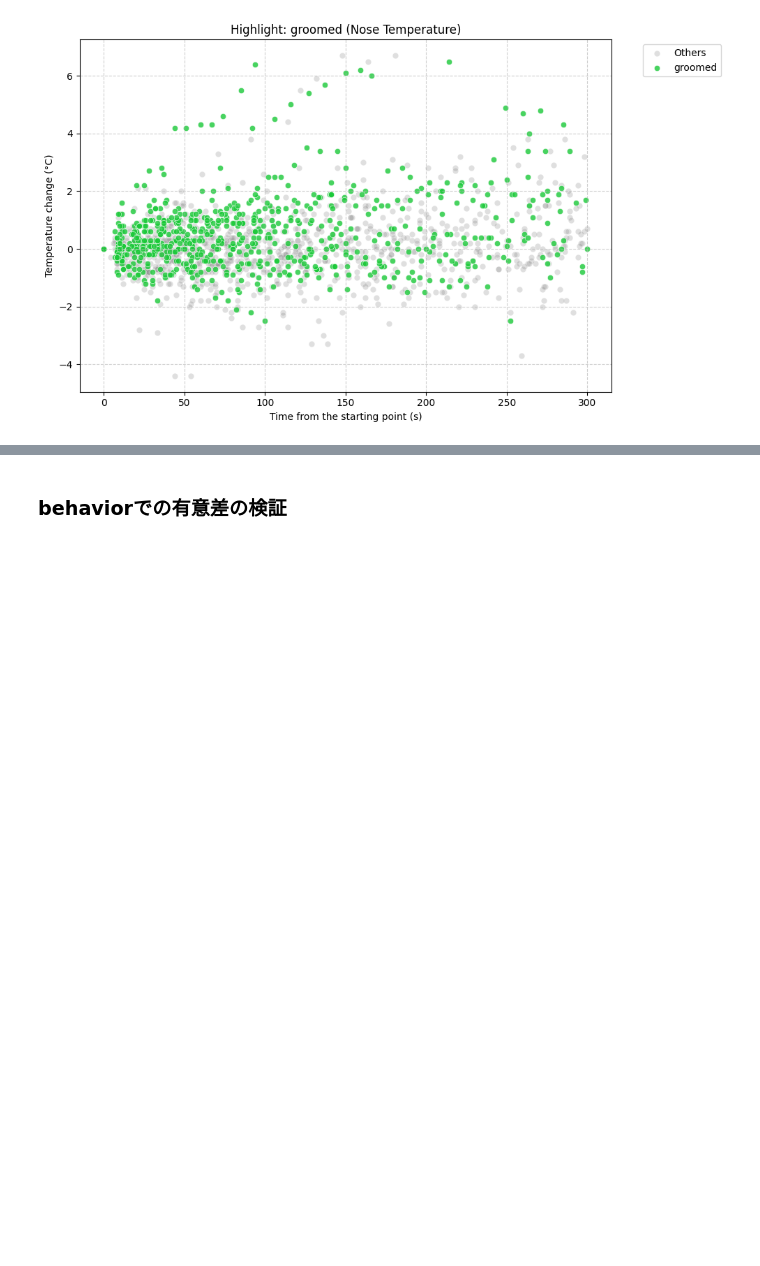
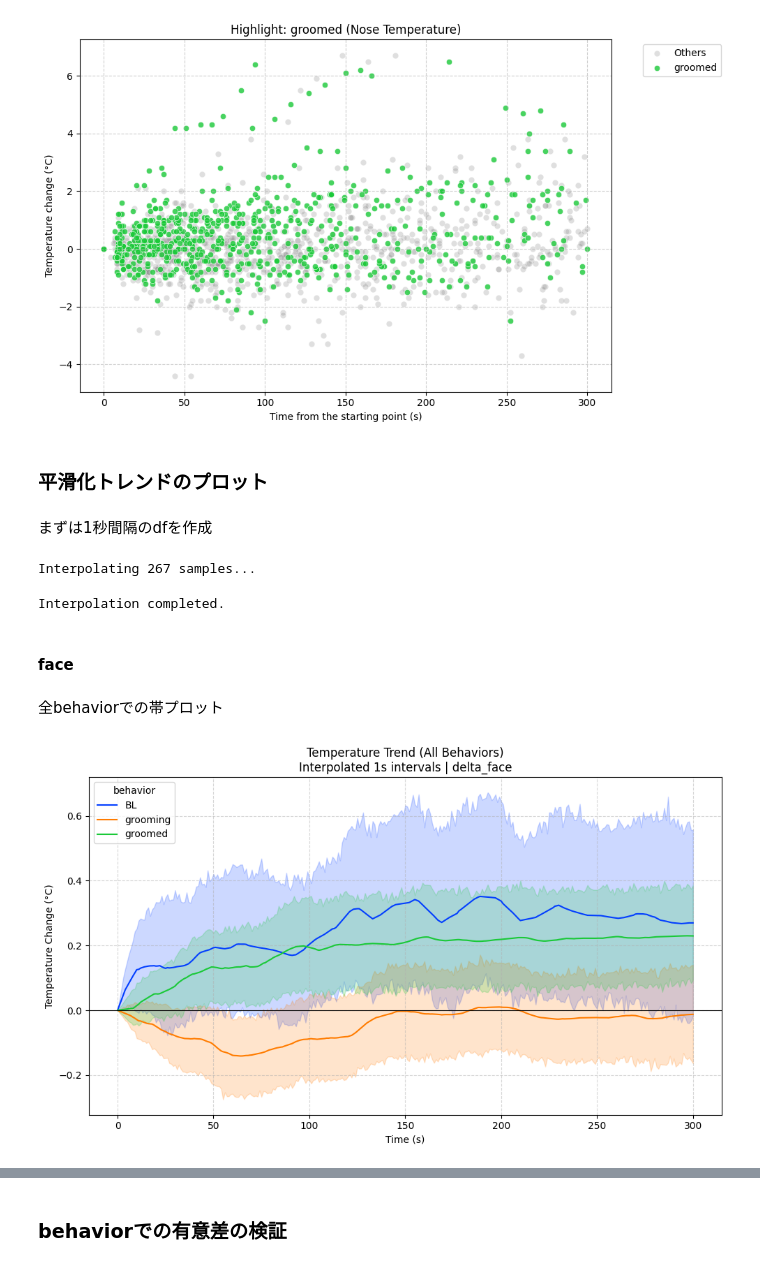
Before and after one commit to Yasui-kyoto/Monkey_Aggression, a Jupyter notebook: notebooks/03_aim_1/aim_01.ipynb, the cells around one changed output, grey strips where cells are left out. Drawn from its saved outputs; the diff is of its cells as text; code cells hidden in the pictures; blank space fills up the shorter version.

```diff
--- a/notebooks/03_aim_1/aim_01.ipynb
+++ b/notebooks/03_aim_1/aim_01.ipynb
@@ -51,3 +52,23 @@ for behavior in delta_df['behavior'].unique():
 [figure]
 [figure]
 [figure]
+# %% [markdown]
+### 平滑化トレンドのプロット
+# %% [markdown]
+まずは1秒間隔のdfを作成
+# %%
+# 1. 内挿実行（一度だけでOK）
+delta_df_1s = self.interpolate_samples(delta_df)
+# %% [output]
+Interpolating 267 samples...
+Interpolation completed.
+# %% [markdown]
+#### face
+# %% [markdown]
+全behaviorでの帯プロット
+# %%
+full_delta_face_df = self.plot_smoothed_behavior_comparison(
+    delta_df_1s, y_column='delta_face'
+)
+# %% [output]
+[figure, added]
```
Also changed, not shown: parts of 14 cells of this notebook, 4 other files.
